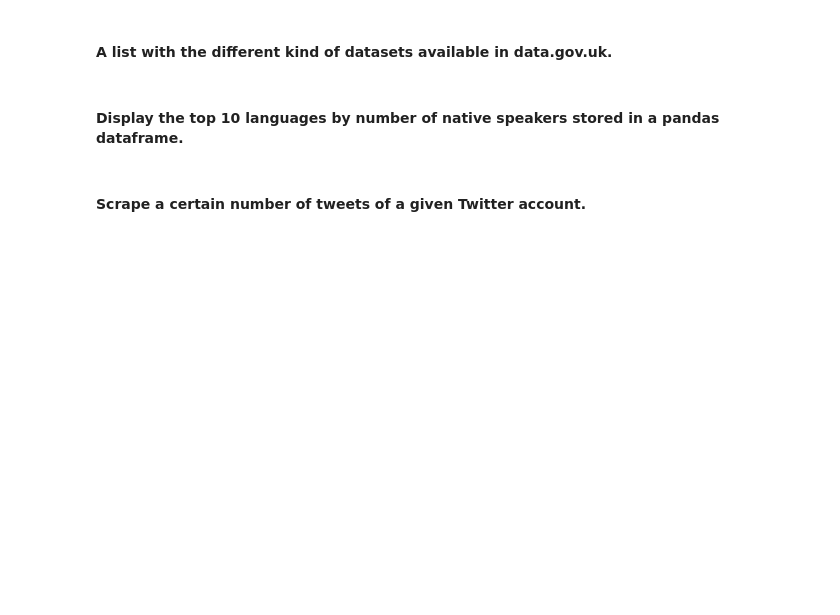
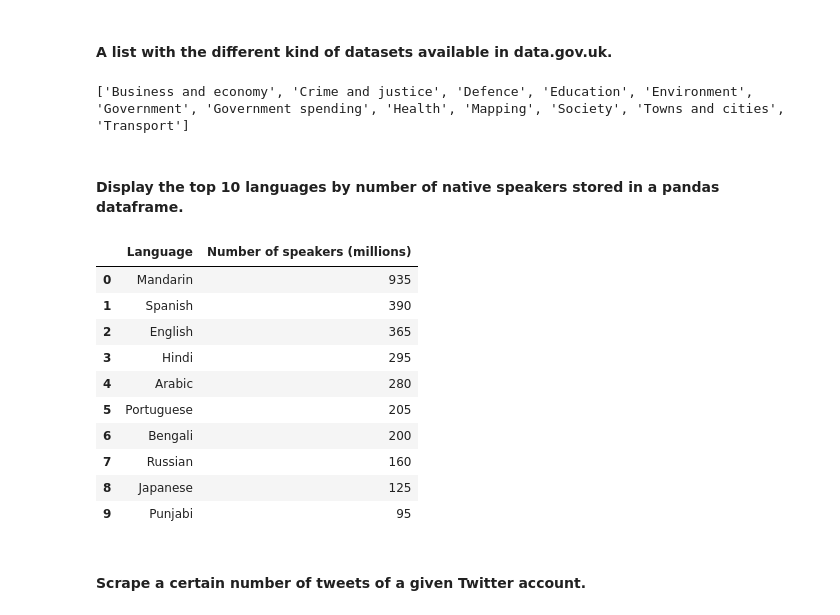
Before and after one commit to ta-data-lis/lab-web-scraping, a Jupyter notebook: your-code/main.ipynb, the cells around one changed output. Drawn from its saved outputs; the diff is of its cells as text; code cells hidden in the pictures; blank space fills up the shorter version.

```diff
--- a/your-code/main.ipynb
+++ b/your-code/main.ipynb
@@ -146,3 +283,15 @@ url = 'https://data.gov.uk/'
+# %%
+# your code here
+html = requests.get(url).content
+soup = BeautifulSoup(html, "lxml")
+
+# list present inside <h2> tags
+ds_types = soup.find_all("h2")
+ds_types = [item.a.text for item in ds_types]
+
+print(ds_types)
+# %% [output]
+['Business and economy', 'Crime and justice', 'Defence', 'Education', 'Environment', 'Government', 'Government spending', 'Health', 'Mapping', 'Society', 'Towns and cities', 'Transport']
 # %% [markdown]
 #### Display the top 10 languages by number of native speakers stored in a pandas dataframe.
 # %%
@@ -153,3 +300,40 @@ url = 'https://en.wikipedia.org/wiki/List_of_languages_by_number_of_native_speak
+# %%
+# your code here
+html = requests.get(url).content
+soup= BeautifulSoup(html, "lxml")
+
+# data present in <table class="wikitable sortable">
+table = soup.find_all("table", attrs={"class": "wikitable sortable"})
+
+# print(table[1])
+# table that we want is the second retrieved
+# get rows
+rows = table[1].find_all("tr")
+rows = [r.text.replace("\n", " ") for r in rows]
+
+# because rows are sorted by rank (based on number of native speakers), get first 10 rows after headers
+rows = rows[1:11]
+rows[0] = rows[0].replace(" (entire branch)", "")
+rows[3] = rows[3].replace("[b]", "")
+rows = [re.findall("[\w]+", r) for r in rows]
+rows = [row[1:3] for row in rows]
+
+# create dataframe
+colnames = ["Language", "Number of speakers (millions)"]
+df = pd.DataFrame(rows, columns=colnames)
+df
+# %% [output]
+|  | Language | Number of speakers (millions) |
+| 0 | Mandarin | 935 |
+| 1 | Spanish | 390 |
+| 2 | English | 365 |
+| 3 | Hindi | 295 |
+| 4 | Arabic | 280 |
+| 5 | Portuguese | 205 |
+| 6 | Bengali | 200 |
+| 7 | Russian | 160 |
+| 8 | Japanese | 125 |
+| 9 | Punjabi | 95 |
 # %% [markdown]
 #### Scrape a certain number of tweets of a given Twitter account.
 # %%
```
Also changed, not shown: parts of 28 cells of this notebook.
